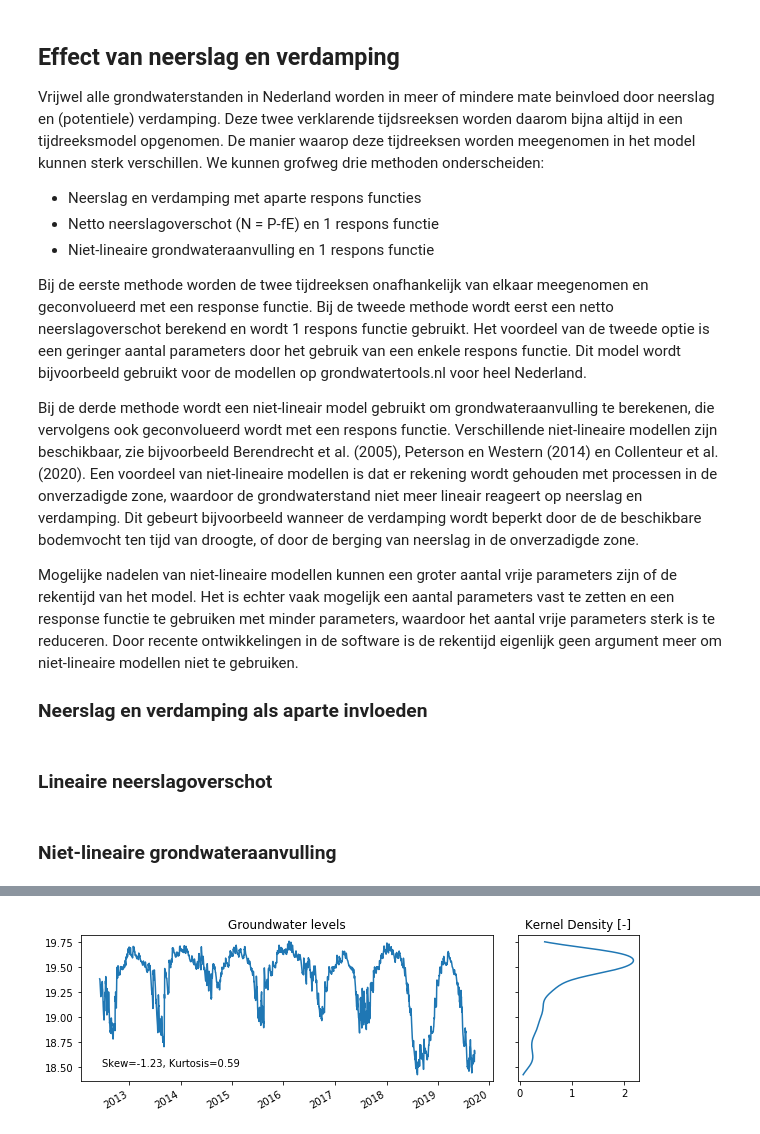
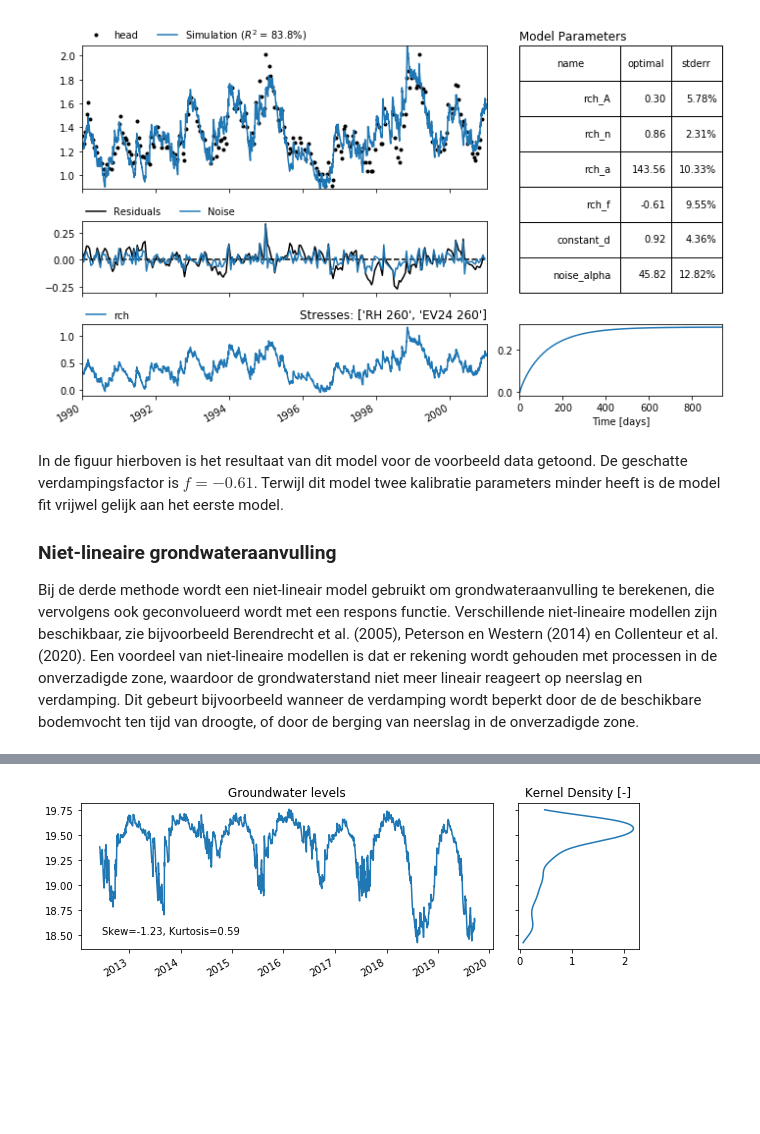
Before and after one commit to ArtesiaWater/stowa_handleiding_tijdreeksanalyse, a Jupyter notebook: model_structuur/model_structuur.ipynb, the cells around one changed output, grey strips where cells are left out. Cells and saved outputs as stored; diff of their text form; code cells hidden in the pictures; blank space fills up the shorter version.

```diff
--- a/model_structuur/model_structuur.ipynb
+++ b/model_structuur/model_structuur.ipynb
@@ -48,16 +110,21 @@ Matplotlib version: 3.1.3
+# %%
+### Voorbeeld van netto neerslagoverschot (N = P-fE) en gamma respons functie
+
+# Create the basic Pastas model
+ml2 = ps.Model(head, name="lineair")
+
+# Add a recharge model
+rch = ps.rch.Linear()
+rm = ps.RechargeModel(rain, evap, recharge=rch, rfunc=ps.Gamma, name="rch")
+ml2.add_stressmodel(rm)
+
+# Solve the model
+ml2.solve(noise=True, tmin=tmin, tmax=tmax, report=False)
+ml2.plots.results(figsize=(10, 6));
+# %% [output]
+[figure, added]
 # %% [markdown]
-## Effect van neerslag en verdamping
+In de figuur hierboven is het resultaat van dit model voor de voorbeeld data getoond. De geschatte verdampingsfactor is $f=-0.61$. Terwijl dit model twee kalibratie parameters minder heeft is de model fit vrijwel gelijk aan het eerste model.
 
-Vrijwel alle grondwaterstanden in Nederland worden in meer of mindere mate beinvloed door neerslag en (potentiele) verdamping. Deze twee verklarende tijdsreeksen worden daarom bijna altijd in een tijdreeksmodel opgenomen. De manier waarop deze tijdreeksen worden meegenomen in het model kunnen sterk verschillen. We kunnen grofweg drie methoden onderscheiden:
-
-- Neerslag en verdamping met aparte respons functies
-- Netto neerslagoverschot (N = P-fE) en 1 respons functie
-- Niet-lineaire grondwateraanvulling en 1 respons functie
-
-Bij de eerste methode worden de twee tijdreeksen onafhankelijk van elkaar meegenomen en geconvolueerd met een response functie. Bij de tweede methode wordt eerst een netto neerslagoverschot berekend en wordt 1 respons functie gebruikt. Het voordeel van de tweede optie is een geringer aantal parameters door het gebruik van een enkele respons functie. Dit model wordt bijvoorbeeld gebruikt voor de modellen op grondwatertools.nl voor heel Nederland.
-
+### Niet-lineaire grondwateraanvulling
 Bij de derde methode wordt een niet-lineair model gebruikt om grondwateraanvulling te berekenen, die vervolgens ook geconvolueerd wordt met een respons functie. Verschillende niet-lineaire modellen zijn beschikbaar, zie bijvoorbeeld Berendrecht et al. (2005), Peterson en Western (2014) en Collenteur et al. (2020). Een voordeel van niet-lineaire modellen is dat er rekening wordt gehouden met processen in de onverzadigde zone, waardoor de grondwaterstand niet meer lineair reageert op neerslag en verdamping. Dit gebeurt bijvoorbeeld wanneer de verdamping wordt beperkt door de de beschikbare bodemvocht ten tijd van droogte, of door de berging van neerslag in de onverzadigde zone.
-
-Mogelijke nadelen van niet-lineaire modellen kunnen een groter aantal vrije parameters zijn of de rekentijd van het model. Het is echter vaak mogelijk een aantal parameters vast te zetten en een response functie te gebruiken met minder parameters, waardoor het aantal vrije parameters sterk is te reduceren. Door recente ontwikkelingen in de software is de rekentijd eigenlijk geen argument meer om niet-lineaire modellen niet te gebruiken.
-
-### Neerslag en verdamping als aparte invloeden
@@ -66,2 +130,0 @@ Mogelijke nadelen van niet-lineaire modellen kunnen een groter aantal vrije para
-# %% [markdown]
-### Lineaire neerslagoverschot
@@ -70,2 +130,0 @@ Mogelijke nadelen van niet-lineaire modellen kunnen een groter aantal vrije para
-# %% [markdown]
-### Niet-lineaire grondwateraanvulling
```
Also changed, not shown: parts of 29 cells of this notebook, 5 other files.
